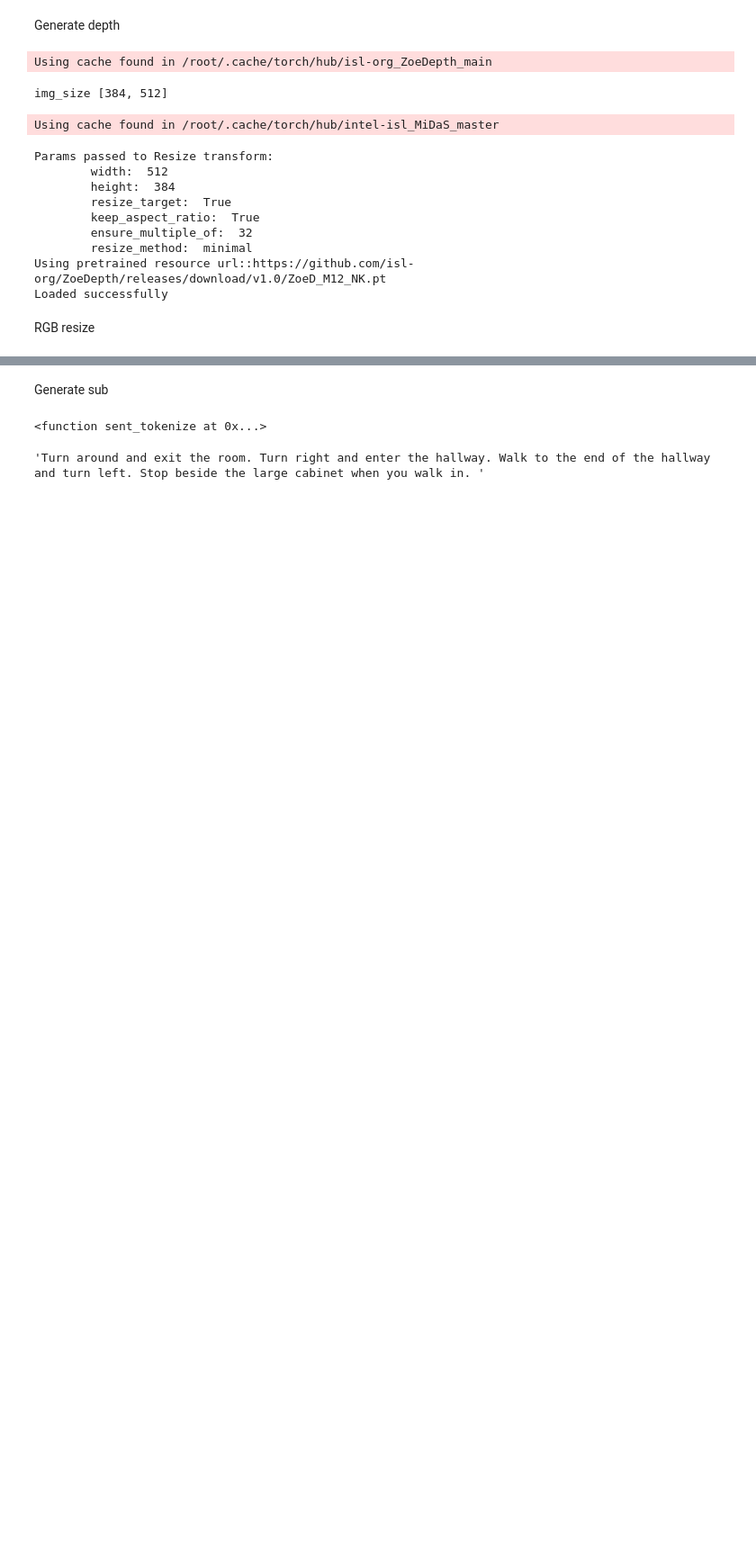
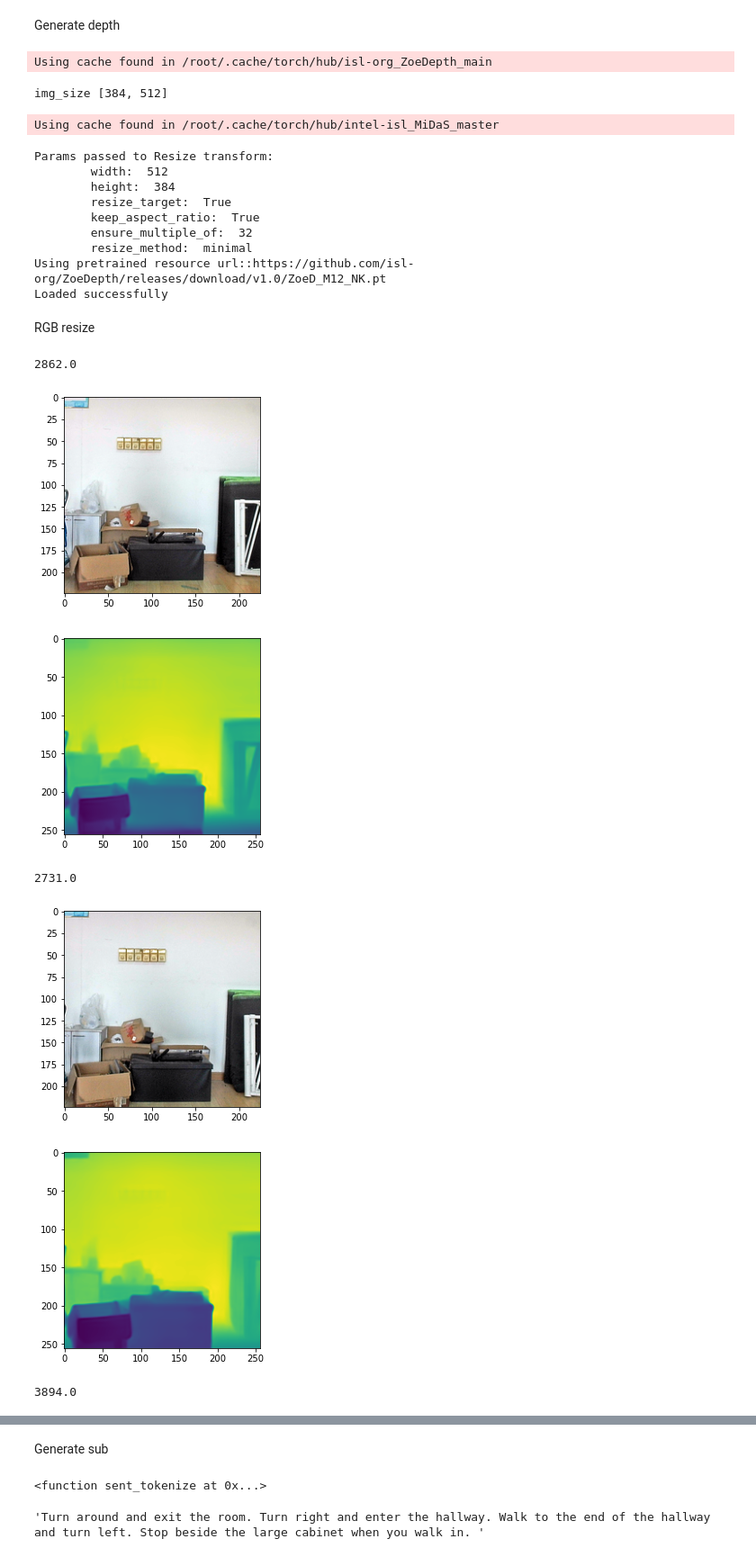
Before and after one commit to RavenKiller/MEE, a Jupyter notebook: scripts/evo_data_realscene.ipynb, the cells around one changed output, grey strips where cells are left out. Shown at 90% size. Saved outputs shown, nothing was run; the diff lists cells and outputs as text; code cells hidden in the pictures; blank space fills up the shorter version.

```diff
--- a/scripts/evo_data_realscene.ipynb
+++ b/scripts/evo_data_realscene.ipynb
@@ -833,7 +833,7 @@ os.environ["https_proxy"] = "http://127.0.0.1:7890"
 DATA_FOLDER = Path("/root/autodl-tmp/vlntj-ce")
 EPISODE_NUM = 13
 resize = transforms.Resize([384, 512])
-scale = 3.0
+scale = 3.98
 
 DEVICE = "cuda" if torch.cuda.is_available() else "cpu"
 if DEVICE == "cpu":
@@ -961,15 +961,23 @@ for rgb_img in tqdm(list(rgb_path.glob("*/rgb/*.png"))):
     depth.save(depth_img)
 # %%
 
-for rgb_img in tqdm(list(rgb_path.glob("*/rgb/*.png"))[0:50]):
+for rgb_img in tqdm(sorted(list(rgb_path.glob("*/rgb/*.png")))[0:5]):
     rgb = Image.open(rgb_img)
 
     depth_img = str(rgb_img).replace("/rgb/","/depth/")
     depth = Image.open(depth_img)
     depth = np.array(depth).astype(float)
     print(depth.max())
 
     plt.imshow(rgb)
     plt.show()
     plt.imshow(depth)
     plt.show()
+# %% [output]
+2862.0
+[figure, added]
+[figure, added]
+2731.0
+[figure, added]
+[figure, added]
+3894.0
```
Also changed, not shown: parts of 1 cell of this notebook.
